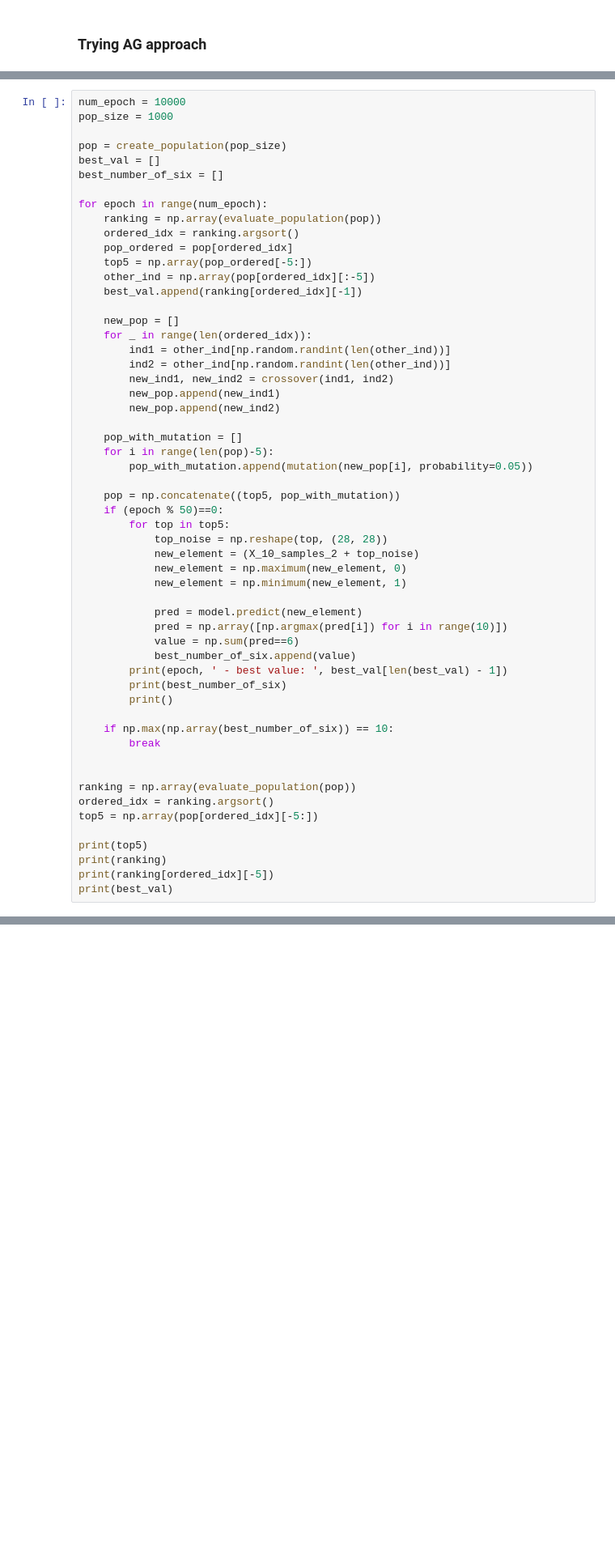
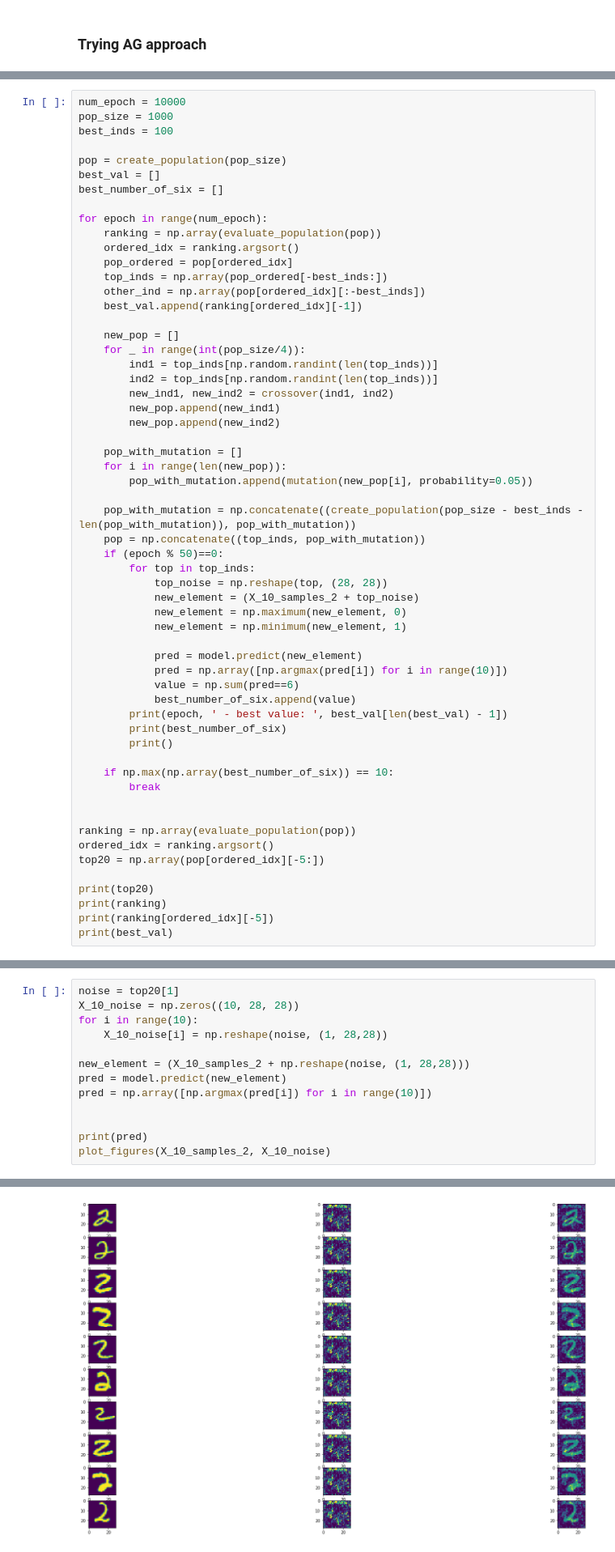
Before and after one commit to evertonaleixo/adversarialCNN, a Jupyter notebook: Challenge_For_AI.ipynb, the cells around one changed output, grey strips where cells are left out. Shown: that part at 81% size. Cells and saved outputs as stored; diff of their text form; blank space fills up the shorter version.

```diff
--- a/Challenge_For_AI.ipynb
+++ b/Challenge_For_AI.ipynb
@@ -288,6 +317,7 @@ def crossover(ind1 , ind2):
 # %%
 num_epoch = 10000
 pop_size = 1000
+best_inds = 100
 
 pop = create_population(pop_size)
 best_val = []
@@ -297,25 +327,26 @@ for epoch in range(num_epoch):
     ranking = np.array(evaluate_population(pop))
     ordered_idx = ranking.argsort()
     pop_ordered = pop[ordered_idx]
-    top5 = np.array(pop_ordered[-5:])
-    other_ind = np.array(pop[ordered_idx][:-5])
+    top_inds = np.array(pop_ordered[-best_inds:])
+    other_ind = np.array(pop[ordered_idx][:-best_inds])
     best_val.append(ranking[ordered_idx][-1])
 
     new_pop = []
-    for _ in range(len(ordered_idx)):
-        ind1 = other_ind[np.random.randint(len(other_ind))]
-        ind2 = other_ind[np.random.randint(len(other_ind))]
+    for _ in range(int(pop_size/4)):
+        ind1 = top_inds[np.random.randint(len(top_inds))]
+        ind2 = top_inds[np.random.randint(len(top_inds))]
         new_ind1, new_ind2 = crossover(ind1, ind2)
         new_pop.append(new_ind1)
         new_pop.append(new_ind2)
 
     pop_with_mutation = []
-    for i in range(len(pop)-5):
+    for i in range(len(new_pop)):
         pop_with_mutation.append(mutation(new_pop[i], probability=0.05))
 
-    pop = np.concatenate((top5, pop_with_mutation))
+    pop_with_mutation = np.concatenate((create_population(pop_size - best_inds - len(pop_with_mutation)), pop_with_mutation))
+    pop = np.concatenate((top_inds, pop_with_mutation))
     if (epoch % 50)==0:
-        for top in top5:
+        for top in top_inds:
             top_noise = np.reshape(top, (28, 28))
             new_element = (X_10_samples_2 + top_noise)
             new_element = np.maximum(new_element, 0)
@@ -335,9 +366,9 @@ for epoch in range(num_epoch):
 
 ranking = np.array(evaluate_population(pop))
 ordered_idx = ranking.argsort()
-top5 = np.array(pop[ordered_idx][-5:])
+top20 = np.array(pop[ordered_idx][-5:])
 
-print(top5)
+print(top20)
 print(ranking)
 print(ranking[ordered_idx][-5])
 print(best_val)
@@ -343,0 +393,14 @@ print(best_val)
+# %%
+noise = top20[1]
+X_10_noise = np.zeros((10, 28, 28))
+for i in range(10):
+    X_10_noise[i] = np.reshape(noise, (1, 28,28))
+
+new_element = (X_10_samples_2 + np.reshape(noise, (1, 28,28)))
+pred = model.predict(new_element)
+pred = np.array([np.argmax(pred[i]) for i in range(10)])
+
+
+print(pred)
+plot_figures(X_10_samples_2, X_10_noise)
+# %% [output]
@@ -344,3 +409,4 @@ print(best_val)
+[figure, added]
 # %%
 X_10_noise = np.zeros((10, 28, 28))
 for i in range(10):
```
Also changed, not shown: parts of 18 cells of this notebook.
